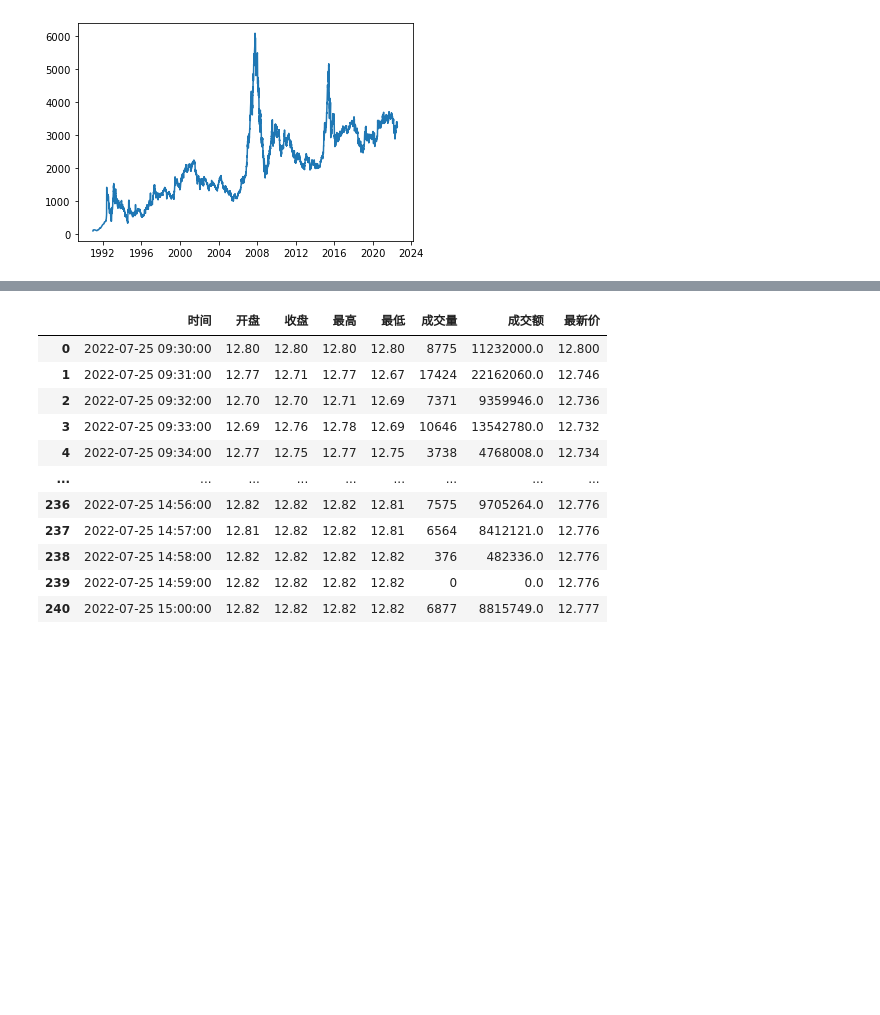
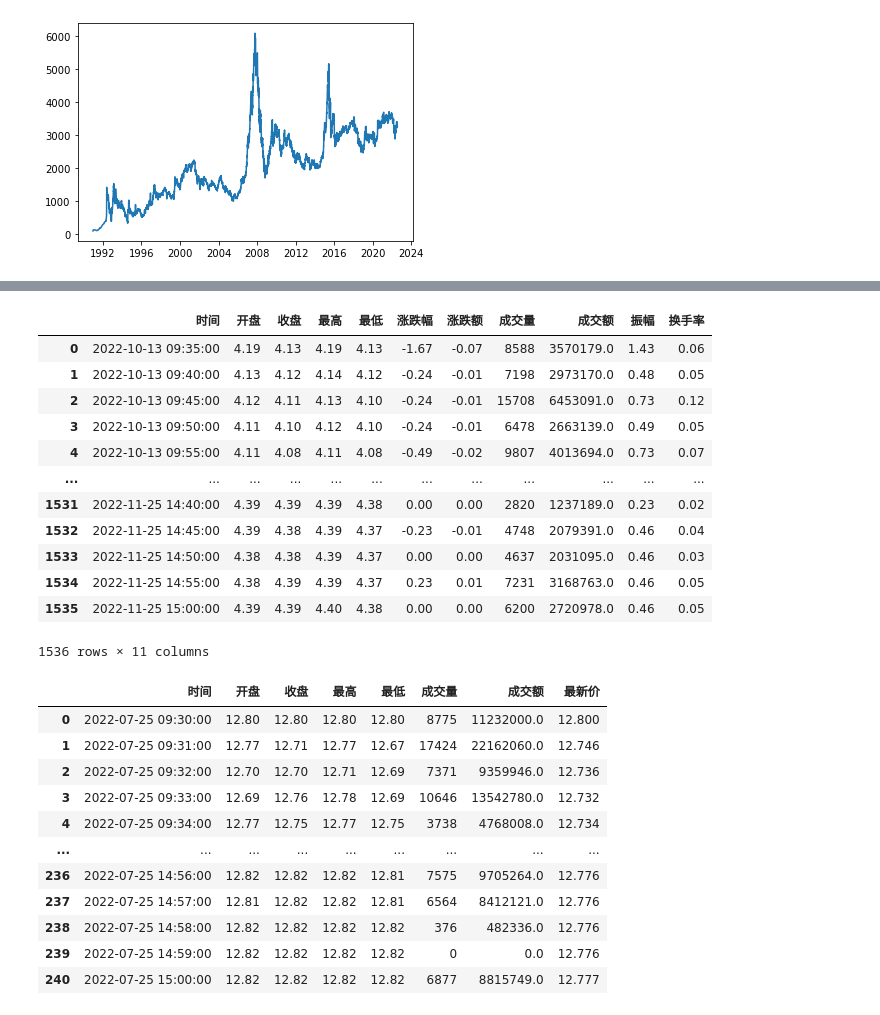
Before and after one commit to bensonlew/finance_learning, a Jupyter notebook: learn1/市值因子择股.ipynb, the cells around one changed output, grey strips where cells are left out. Cells and saved outputs as stored; diff of their text form; code cells hidden in the pictures; blank space fills up the shorter version.

```diff
--- a/learn1/市值因子择股.ipynb
+++ b/learn1/市值因子择股.ipynb
@@ -141,3 +159,19 @@ plt.plot(stock_zh_index_daily_df["date"], stock_zh_index_daily_df["close"])
 # %%
-stock_zh_index_5_min_df = ak.stock_zh_a_hist_min_em(symbol="000001", period="5")
+stock_zh_index_5_min_df = ak.stock_zh_a_hist_min_em(symbol="000006", period="5")
+# %%
+stock_zh_index_5_min_df
+# %% [output]
+|  | 时间 | 开盘 | 收盘 | 最高 | 最低 | 涨跌幅 | 涨跌额 | 成交量 | 成交额 | 振幅 | 换手率 |
+| 0 | 2022-10-13 09:35:00 | 4.19 | 4.13 | 4.19 | 4.13 | -1.67 | -0.07 | 8588 | 3570179.0 | 1.43 | 0.06 |
+| 1 | 2022-10-13 09:40:00 | 4.13 | 4.12 | 4.14 | 4.12 | -0.24 | -0.01 | 7198 | 2973170.0 | 0.48 | 0.05 |
+| 2 | 2022-10-13 09:45:00 | 4.12 | 4.11 | 4.13 | 4.10 | -0.24 | -0.01 | 15708 | 6453091.0 | 0.73 | 0.12 |
+| 3 | 2022-10-13 09:50:00 | 4.11 | 4.10 | 4.12 | 4.10 | -0.24 | -0.01 | 6478 | 2663139.0 | 0.49 | 0.05 |
+| 4 | 2022-10-13 09:55:00 | 4.11 | 4.08 | 4.11 | 4.08 | -0.49 | -0.02 | 9807 | 4013694.0 | 0.73 | 0.07 |
+| ... | ... | ... | ... | ... | ... | ... | ... | ... | ... | ... | ... |
+| 1531 | 2022-11-25 14:40:00 | 4.39 | 4.39 | 4.39 | 4.38 | 0.00 | 0.00 | 2820 | 1237189.0 | 0.23 | 0.02 |
+| 1532 | 2022-11-25 14:45:00 | 4.39 | 4.38 | 4.39 | 4.37 | -0.23 | -0.01 | 4748 | 2079391.0 | 0.46 | 0.04 |
+| 1533 | 2022-11-25 14:50:00 | 4.38 | 4.38 | 4.39 | 4.37 | 0.00 | 0.00 | 4637 | 2031095.0 | 0.46 | 0.03 |
+| 1534 | 2022-11-25 14:55:00 | 4.38 | 4.39 | 4.39 | 4.37 | 0.23 | 0.01 | 7231 | 3168763.0 | 0.46 | 0.05 |
+| 1535 | 2022-11-25 15:00:00 | 4.39 | 4.39 | 4.40 | 4.38 | 0.00 | 0.00 | 6200 | 2720978.0 | 0.46 | 0.05 |
+1536 rows × 11 columns
 # %%
```
Also changed, not shown: parts of 10 cells of this notebook, 1 other file.
